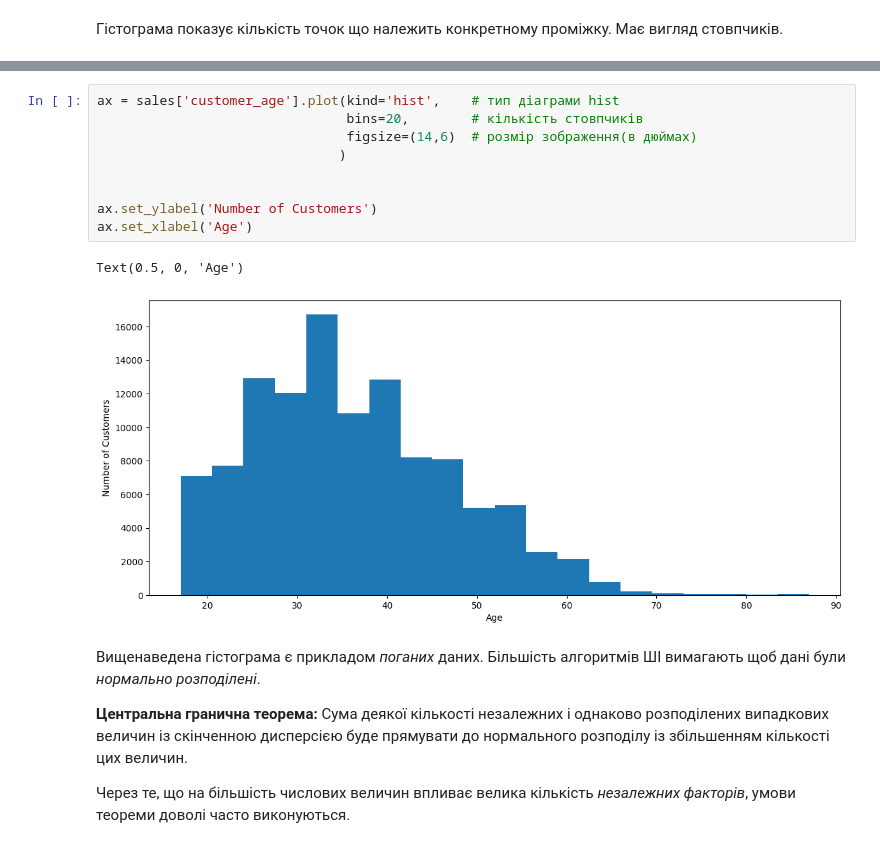
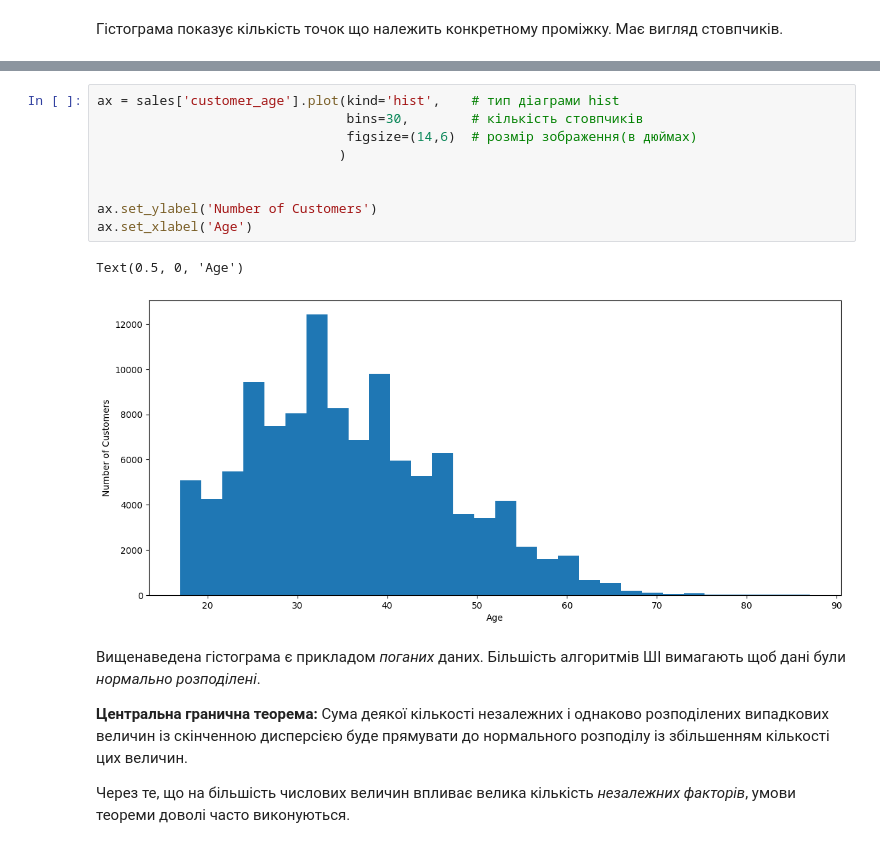
Before and after one commit to HalyshAnton/IT-Step-Pyton-AI, a Jupyter notebook: module2/data_analysis.ipynb, the cells around one changed output, grey strips where cells are left out. Cells and saved outputs as stored; diff of their text form.

```diff
--- a/module2/data_analysis.ipynb
+++ b/module2/data_analysis.ipynb
@@ -157,16 +157,16 @@ Text(0.5, 0, 'dollars')
 [figure]
 # %%
 ax = sales['customer_age'].plot(kind='hist',    # тип діаграми hist
-                                bins=20,        # кількість стовпчиків
+                                bins=30,        # кількість стовпчиків
                                 figsize=(14,6)  # розмір зображення(в дюймах)
                                )
 
 
 ax.set_ylabel('Number of Customers')
 ax.set_xlabel('Age')
 # %% [output]
 Text(0.5, 0, 'Age')
-[figure, old version]
+[figure, new version]
 # %% [markdown]
 Вищенаведена гістограма є прикладом _поганих_ даних. Більшість алгоритмів ШІ вимагають щоб дані були _нормально розподілені_.
 
```
Also changed, not shown: parts of 13 cells of this notebook.
